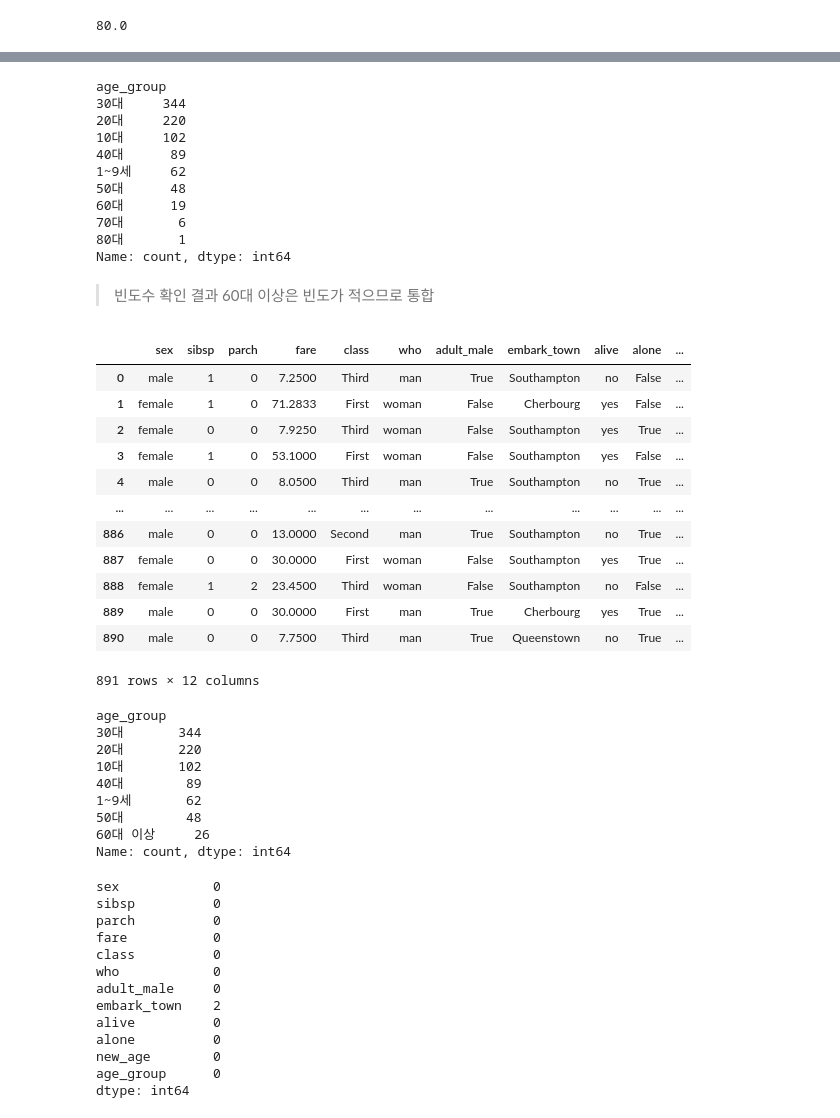
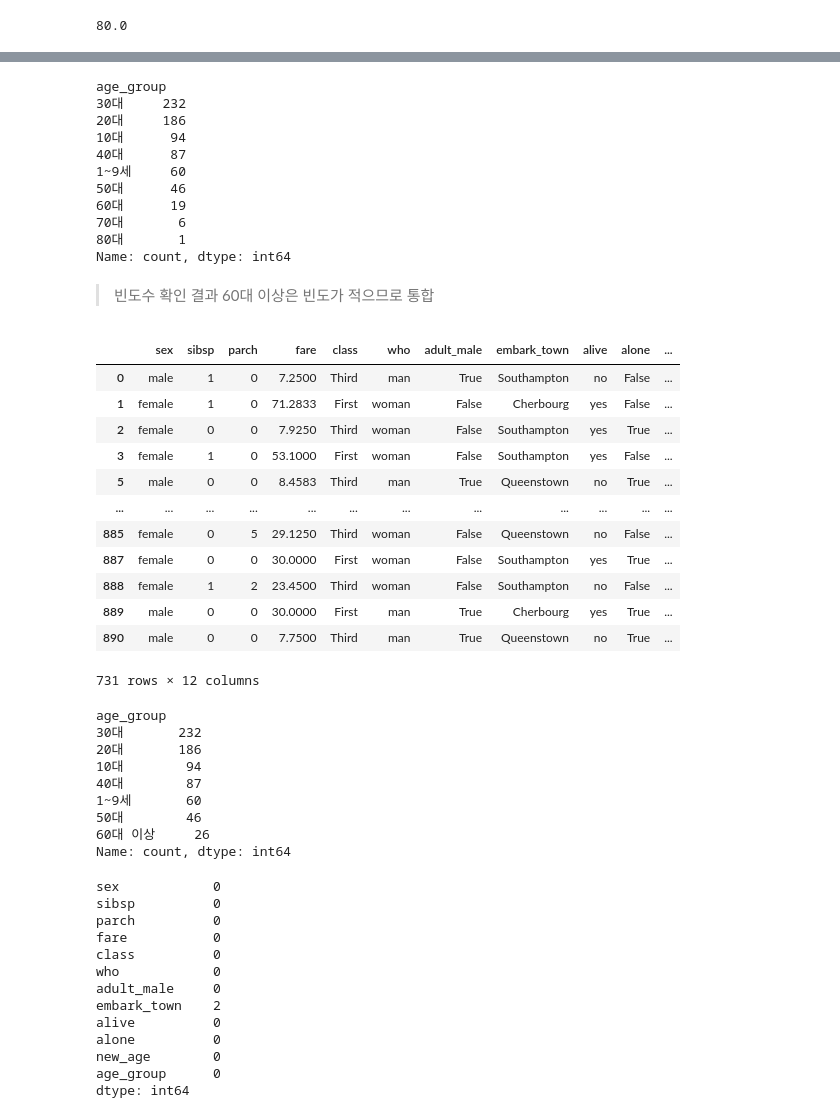
Before and after one commit to joo9810/VSCode, a Jupyter notebook: K-Digital Training/Pandas/숙제/work_0716_타이타닉_안효준.ipynb, the cells around one changed output, grey strips where cells are left out. Saved outputs shown, nothing was run; the diff lists cells and outputs as text; code cells hidden in the pictures.

```diff
--- a/K-Digital Training/Pandas/숙제/work_0716_타이타닉_안효준.ipynb
+++ b/K-Digital Training/Pandas/숙제/work_0716_타이타닉_안효준.ipynb
@@ -192,7 +199,7 @@ child  False          83
 Name: count, dtype: int64
 # %%
-man_mean = df3[df3['who'] == 'man']['age'].mean() # 성인 남자의 나이 평균
-woman_mean = df3[df3['who'] == 'woman']['age'].mean() # 성인 여자의 나이 평균
-child_mean = df3[df3['who'] == 'child']['age'].mean() # 아이의 나이 평균
+man_mean = df4[df4['who'] == 'man']['age'].mean() # 성인 남자의 나이 평균
+woman_mean = df4[df4['who'] == 'woman']['age'].mean() # 성인 여자의 나이 평균
+child_mean = df4[df4['who'] == 'child']['age'].mean() # 아이의 나이 평균
 man_mean, woman_mean, child_mean
 # %% [output]
@@ -200,5 +207,5 @@ man_mean, woman_mean, child_mean
 # %%
-age_who_df = df3.loc[:, ['age', 'who']]
+age_who_df = df4.loc[:, ['age', 'who']]
 age_list = []
 for i in range(len(age_who_df)):
     if (pd.isna(age_who_df.iloc[i, 0]) == True): # 만약 age가 결측값이라면
@@ -211,9 +218,9 @@ for i in range(len(age_who_df)):
     else: # 만약 age가 결측값이 아니라면
         age_list.append(age_who_df.iloc[i, 0]) # 원래 값 넣기
 # %%
-df3['new_age'] = age_list # 평균값을 대체한 새로운 나이 컬럼
-df4 = df3.drop(['age'], axis = 1)
-df4
+df4['new_age'] = age_list # 평균값을 대체한 새로운 나이 컬럼
+df5 = df4.drop(['age'], axis = 1)
+df5
 # %% [output]
 |  | sex | sibsp | parch | fare | class | who | adult_male | embark_town | alive | alone | ... |
 | 0 | male | 1 | 0 | 7.2500 | Third | man | True | Southampton | no | False | ... |
@@ -235,13 +242,13 @@ df4.loc[:, 'new_age'].max()
 80.0
 # %%
 # 나이 컬럼 범주화
-df4.loc[:, 'new_age']
+df5.loc[:, 'new_age']
 
 bins = [0, 10, 20, 30, 40, 50, 60, 70, 80, 90]
 labels = ['1~9세', '10대', '20대', '30대', '40대', '50대', '60대', '70대', '80대']
-df4['age_group'] = pd.cut(df4['new_age'], bins=bins, labels=labels, right=False)
+df5['age_group'] = pd.cut(df5['new_age'], bins=bins, labels=labels, right=False)
 
-df4
+df5
 # %% [output]
 |  | sex | sibsp | parch | fare | class | who | adult_male | embark_town | alive | alone | ... |
 | 0 | male | 1 | 0 | 7.2500 | Third | man | True | Southampton | no | False | ... |
@@ -259,14 +266,14 @@ df4
 # %%
 # 나이 범주 빈도수 확인
-df4['age_group'].value_counts()
+df5['age_group'].value_counts()
 # %% [output]
 age_group
-30대     344
-20대     220
-10대     102
-40대      89
-1~9세     62
-50대      48
+30대     232
+20대     186
+10대      94
+40대      87
+1~9세     60
+50대      46
 60대      19
 70대       6
 80대       1
@@ -275,37 +282,37 @@ Name: count, dtype: int64
 > 빈도수 확인 결과 60대 이상은 빈도가 적으므로 통합
 # %%
 # 나이 컬럼 범주화
-df4.loc[:, 'new_age']
+df5.loc[:, 'new_age']
 
 bins = [0, 10, 20, 30, 40, 50, 60, 90]
 labels = ['1~9세', '10대', '20대', '30대', '40대', '50대', '60대 이상']
-df4['age_group'] = pd.cut(df4['new_age'], bins=bins, labels=labels, right=False)
+df5['age_group'] = pd.cut(df5['new_age'], bins=bins, labels=labels, right=False)
 
-df4
+df5
 # %% [output]
 |  | sex | sibsp | parch | fare | class | who | adult_male | embark_town | alive | alone | ... |
 | 0 | male | 1 | 0 | 7.2500 | Third | man | True | Southampton | no | False | ... |
 | 1 | female | 1 | 0 | 71.2833 | First | woman | False | Cherbourg | yes | False | ... |
 | 2 | female | 0 | 0 | 7.9250 | Third | woman | False | Southampton | yes | True | ... |
 | 3 | female | 1 | 0 | 53.1000 | First | woman | False | Southampton | yes | False | ... |
-| 4 | male | 0 | 0 | 8.0500 | Third | man | True | Southampton | no | True | ... |
+| 5 | male | 0 | 0 | 8.4583 | Third | man | True | Queenstown | no | True | ... |
 | ... | ... | ... | ... | ... | ... | ... | ... | ... | ... | ... | ... |
-| 886 | male | 0 | 0 | 13.0000 | Second | man | True | Southampton | no | True | ... |
+| 885 | female | 0 | 5 | 29.1250 | Third | woman | False | Queenstown | no | False | ... |
 | 887 | female | 0 | 0 | 30.0000 | First | woman | False | Southampton | yes | True | ... |
 | 888 | female | 1 | 2 | 23.4500 | Third | woman | False | Southampton | no | False | ... |
 | 889 | male | 0 | 0 | 30.0000 | First | man | True | Cherbourg | yes | True | ... |
 | 890 | male | 0 | 0 | 7.7500 | Third | man | True | Queenstown | no | True | ... |
-891 rows × 12 columns
+731 rows × 12 columns
 # %%
-df4['age_group'].value_counts()
+df5['age_group'].value_counts()
 # %% [output]
 age_group
-30대       344
-20대       220
-10대       102
-40대        89
-1~9세       62
-50대        48
+30대       232
+20대       186
+10대        94
+40대        87
+1~9세       60
+50대        46
 60대 이상     26
 Name: count, dtype: int64
 # %%
```
Also changed, not shown: parts of 46 cells of this notebook, 22 other files.
